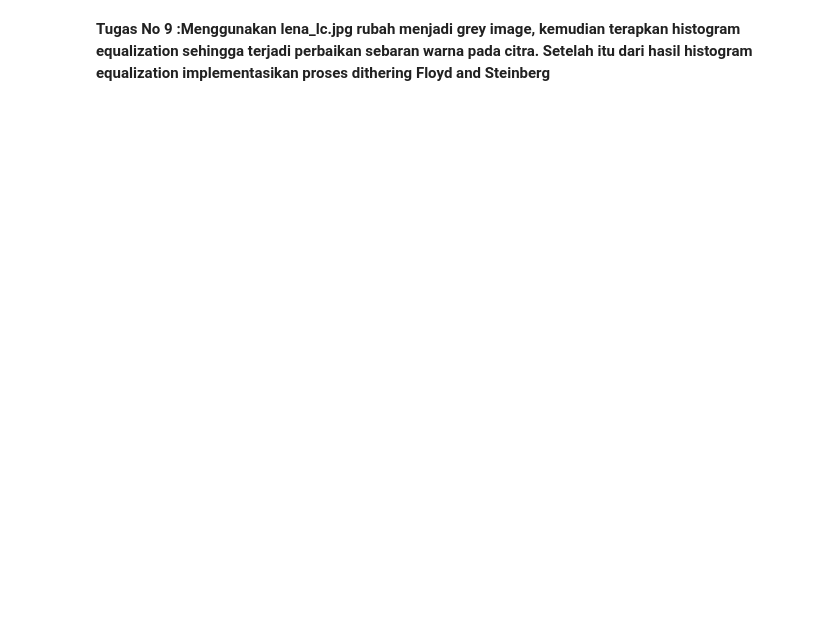
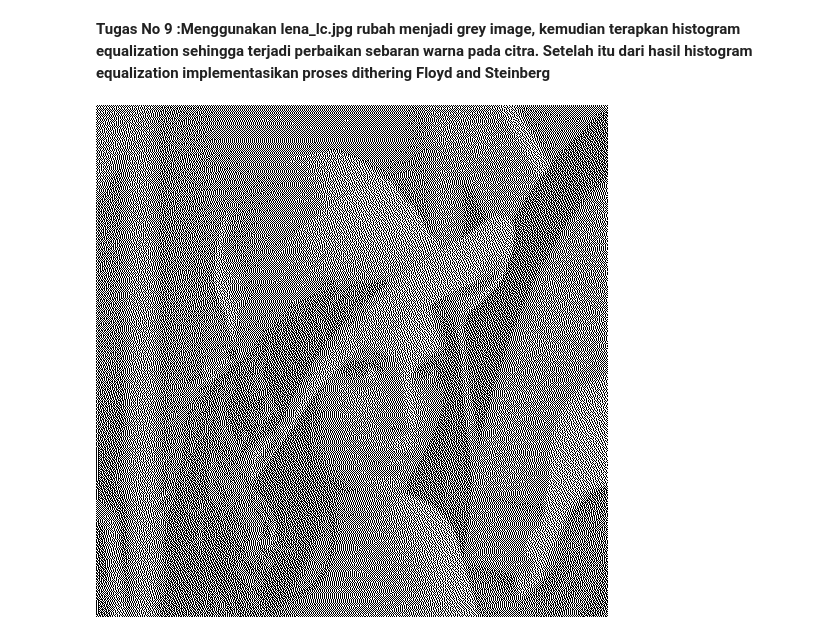
Before and after one commit to anjanidwilestari/PCVK_Genap_2023, a Jupyter notebook: Week6.ipynb, the cells around one changed output. Cells and saved outputs as stored; diff of their text form; code cells hidden in the pictures; blank space fills up the shorter version.

```diff
--- a/Week6.ipynb
+++ b/Week6.ipynb
@@ -256,3 +265,57 @@ cv2_imshow(image)
 **Tugas No 9 :Menggunakan lena_lc.jpg rubah menjadi grey image, kemudian terapkan histogram
 equalization sehingga terjadi perbaikan sebaran warna pada citra. Setelah itu dari hasil
 histogram equalization implementasikan proses dithering Floyd and Steinberg**
+# %%
+from PIL import Image
+
+imageConvert = Image.open('/content/drive/MyDrive/PCVK_AD/Images/lena_lc_copy.jpg').convert(mode='1',dither=Image.FLOYDSTEINBERG)
+imageConvert.save('/content/drive/MyDrive/PCVK_AD/Images/lena_lc_copy.jpg')
+
+Image = cv.imread('/content/drive/MyDrive/PCVK_AD/Images/lena_lc_copy.jpg')
+
+GrayImage = cv.cvtColor(Image, cv.COLOR_BGR2GRAY)
+cv.imwrite('/content/drive/MyDrive/PCVK_AD/Images/lena_lc_copy.jpg', GrayImage)
+
+Height = GrayImage.shape[0]
+Width = GrayImage.shape[1]
+
+for y in range(0, Height):
+    for x in range(0, Width):
+
+        old_value = GrayImage[y, x]
+        new_value = 0
+        if (old_value > 128) :
+            new_value = 255
+
+        GrayImage[y, x] = new_value
+
+        Error = old_value - new_value
+
+        if (x<Width-1):
+            NewNumber = GrayImage[y, x+1] + Error * 7 / 16
+            if (NewNumber>255) : NewNumber=255
+            elif (NewNumber<0) : NewNumber=0
+            GrayImage[y, x+1] = NewNumber
+
+        if (x>0 and y<Height-1):
+            NewNumber = GrayImage[y+1, x-1] + Error * 3 / 16
+            if (NewNumber>255) : NewNumber=255
+            elif (NewNumber<0) : NewNumber=0
+            GrayImage[y+1, x-1] = NewNumber
+
+        if (y<Height-1):
+            NewNumber= GrayImage[y+1, x] + Error * 5 / 16
+            if (NewNumber>255) : NewNumber=255
+            elif (NewNumber<0) : NewNumber=0
+            GrayImage[y+1, x] = NewNumber
+
+        if (y<Height-1 and x<Width-1):
+            NewNumber = GrayImage[y+1, x+1] + Error * 1 / 16
+            if (NewNumber>255) : NewNumber=255
+            elif (NewNumber<0) : NewNumber=0
+            GrayImage[y+1, x+1] = NewNumber
+
+cv.imwrite('/content/drive/MyDrive/PCVK_AD/Images/lena_lc_copy.jpg', GrayImage)
+cv2_imshow(GrayImage)
+# %% [output]
+[figure, added]
```
Also changed, not shown: parts of 2 cells of this notebook.
